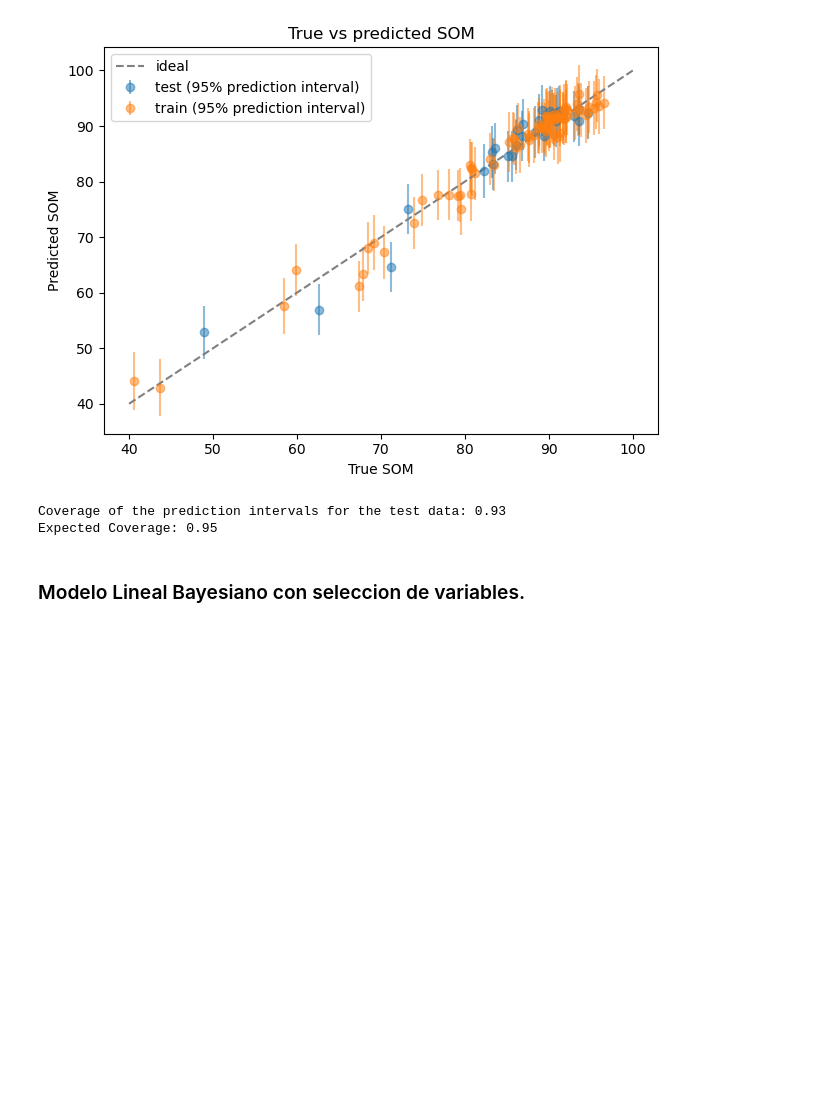
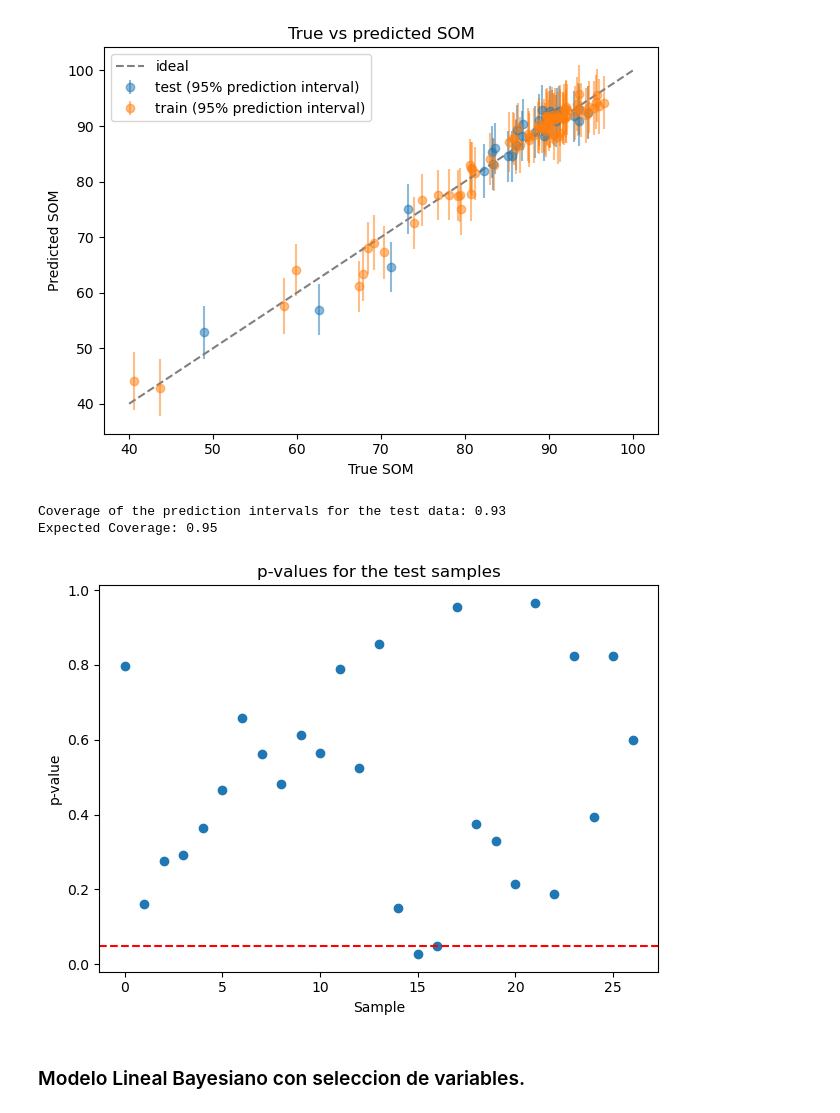
Before and after one commit to DamianPiuselli/estadistica-e-inferencia-I, a Jupyter notebook: TPFINAL.ipynb, the cells around one changed output. Saved outputs shown, nothing was run; the diff lists cells and outputs as text; code cells hidden in the pictures; blank space fills up the shorter version.

```diff
--- a/TPFINAL.ipynb
+++ b/TPFINAL.ipynb
@@ -220,6 +238,21 @@ def calculate_prediction_interval(X, alpha=0.05):
             * t.ppf(1 - alpha / 2, n - p - 1)
         )
     return U
+
+
+def calculate_prediction_std(X, alpha=0.05):
+
+    n, p = X_train_reduced.shape
+
+    residual_standard_deviation = np.sqrt(
+        np.sum(np.square(y_train - y_train_hat)) / (n - p - 1)
+    )
+
+    U = np.empty(len(X))
+    for i in range(len(X)):
+        _u = X[i] @ np.linalg.inv(X_train_reduced.T @ X_train_reduced) @ X[i]
+        U[i] = np.sqrt(1 + _u) * residual_standard_deviation
+    return U
 # %%
 plt.errorbar(
     y_test_hat,
@@ -258,6 +291,24 @@ print(f"Expected Coverage: {1-0.05:.2f}")
 # %% [output]
 Coverage of the prediction intervals for the test data: 0.93
 Expected Coverage: 0.95
+# %%
+# t-statistic for each sample
+prediction_std = calculate_prediction_std(X_test_reduced)
+t_statistic = (y_test - y_test_hat) / prediction_std
+
+# p-value for each sample
+p_values = 2 * (1 - t.cdf(np.abs(t_statistic), len(y_test) - 21))  # n-p-1
+
+# significance if p>0.05
+
+plt.plot(p_values, "o")
+plt.axhline(0.05, color="red", linestyle="--")
+plt.xlabel("Sample")
+plt.ylabel("p-value")
+plt.title("p-values for the test samples")
+plt.tight_layout()
+# %% [output]
+[figure, added]
 # %% [markdown]
 ### Modelo Lineal Bayesiano con seleccion de variables.
 # %% [markdown]
```
Also changed, not shown: parts of 13 cells of this notebook.
